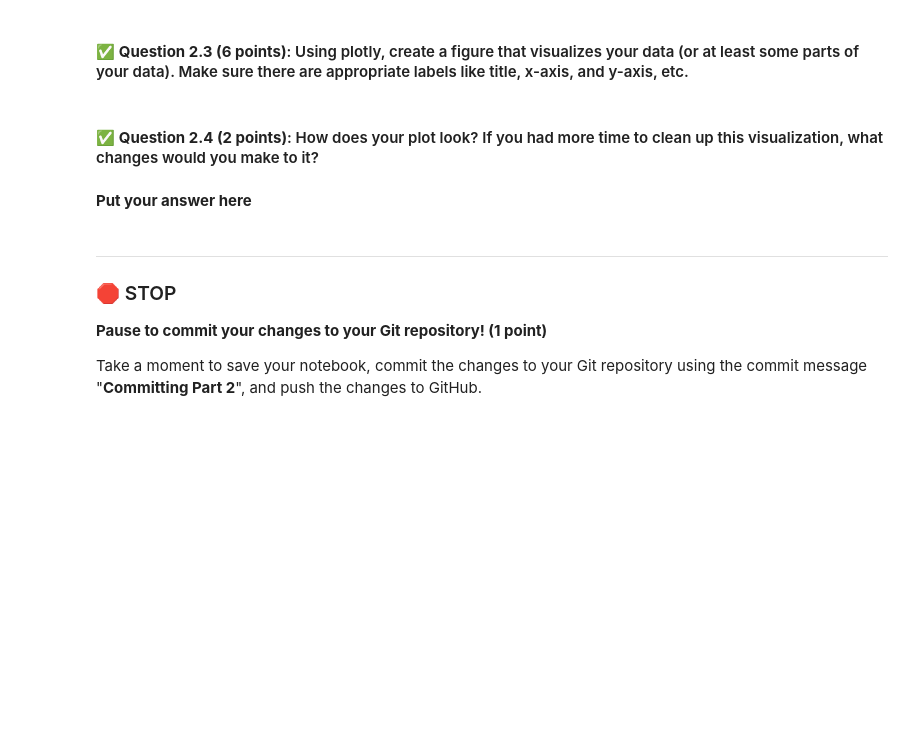
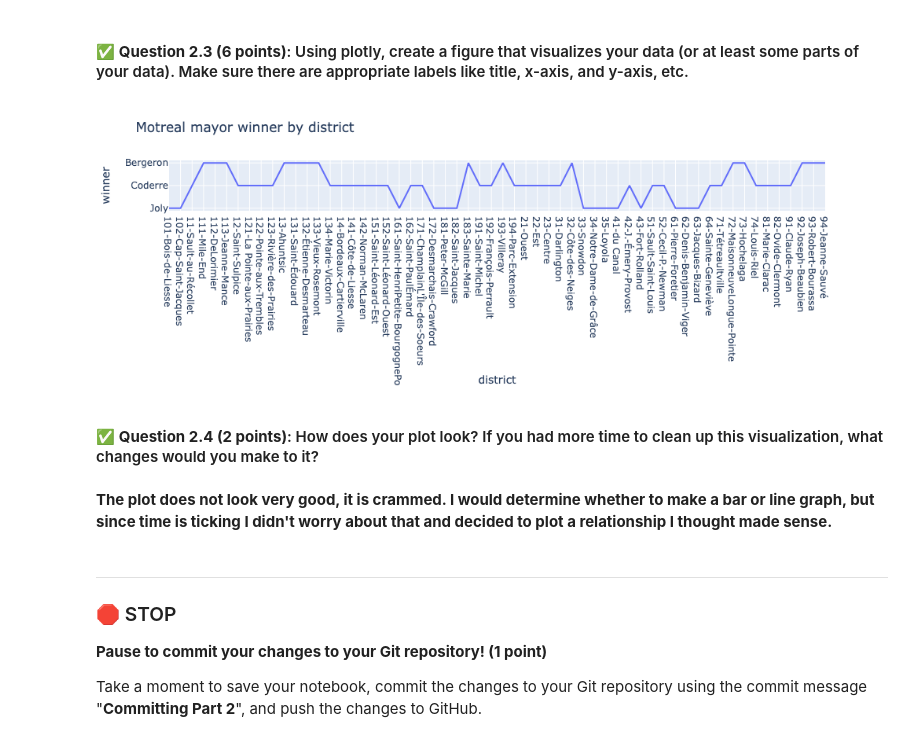
Before and after one commit to JakeRoll04/CMSE202-f25-turnin, a Jupyter notebook: exams/midterm/CMSE202-Midterm-Section001-Jake Roll.ipynb, the cells around one changed output. Drawn from its saved outputs; the diff is of its cells as text; code cells hidden in the pictures; blank space fills up the shorter version.

```diff
--- a/exams/midterm/CMSE202-Midterm-Section001-Jake Roll.ipynb
+++ b/exams/midterm/CMSE202-Midterm-Section001-Jake Roll.ipynb
@@ -159,3 +164,5 @@ Let's install and use the plotly package
 &#9989; **Question 2.2 (2 points)**: Load in any dataset of your choice from [here]( https://plotly.com/python-api-reference/generated/plotly.data.html ). Assign this data as the variable "my_plotly_data" and then display this data.
 # %%
 # Put your code here
+my_plotly_data = px.data.election()
+my_plotly_data
@@ -163,10 +188,14 @@ Let's install and use the plotly package
 #### &#9989; **Question 2.3 (6 points)**: Using plotly, create a figure that visualizes your data (or at least some parts of your data). Make sure there are appropriate labels like title, x-axis, and y-axis, etc.
 # %%
 # Put your code here
+fig = px.line(my_plotly_data, x = "district", y = 'winner', title = "Motreal mayor winner by district")
+fig.show()
+# %% [output]
+[figure, added]
 # %% [markdown]
 #### &#9989; **Question 2.4 (2 points)**: How does your plot look? If you had more time to clean up this visualization, what changes would you make to it?
 # %% [markdown]
-**Put your answer here**
+**The plot does not look very good, it is crammed. I would determine whether to make a bar or line graph, but since time is ticking I didn't worry about that and decided to plot a relationship I thought made sense.**
 # %% [markdown]
 ---
 ### &#128721; STOP
```
Also changed, not shown: parts of 2 cells of this notebook.
